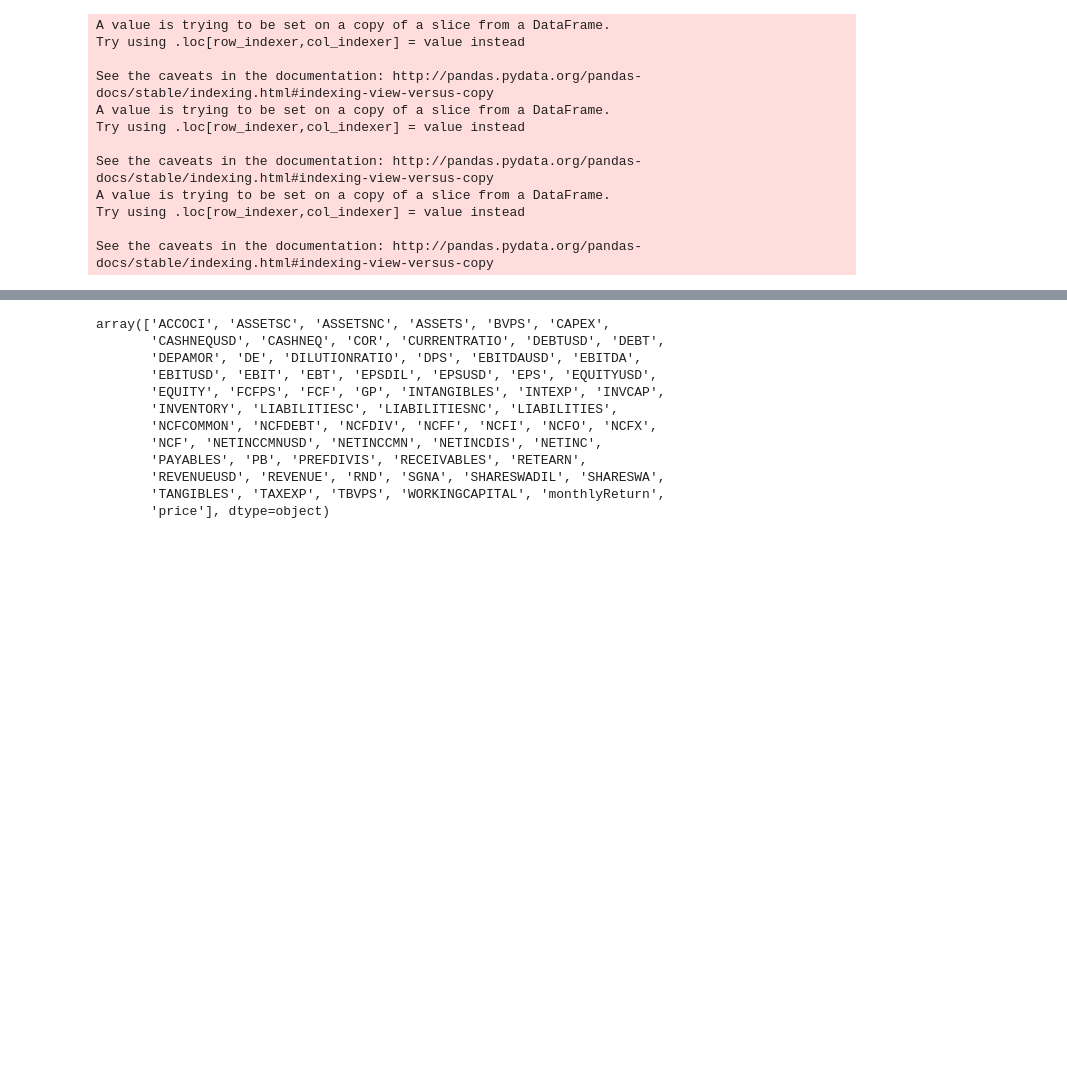
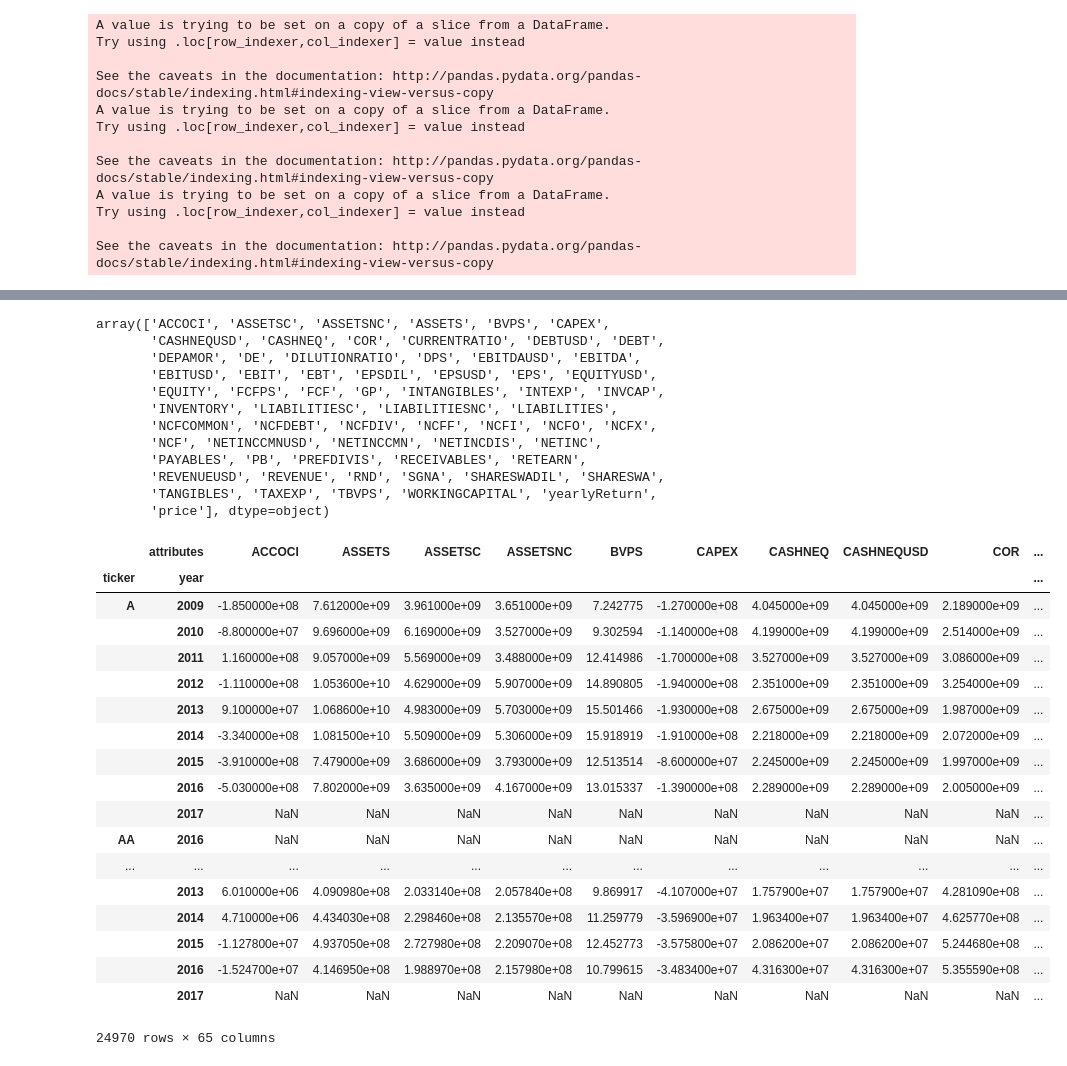
Before and after one commit to Gelinator/Fundamentals, a Jupyter notebook: FundamentalsAnalyzer.ipynb, the cells around one changed output, grey strips where cells are left out. Drawn from its saved outputs; the diff is of its cells as text; code cells hidden in the pictures; blank space fills up the shorter version.

Commit message:
modify returns

```diff
--- a/FundamentalsAnalyzer.ipynb
+++ b/FundamentalsAnalyzer.ipynb
@@ -53,10 +103,10 @@ prices_shrt = prices[prices['year']>2011]
 prices_shrt['value'] = 1.0
 prices_shrt['value'] = prices_shrt.groupby(['ticker', 'year','month']).pct_change()
 prices_shrt['value'] = prices_shrt['value'] + 1
-monthlyR = prices_shrt.groupby(by=['ticker','year','month'],as_index=False)['value'].prod()
-monthlyR['value'] = monthlyR['value'] -1
-monthlyR['attributes'] = 'monthlyReturn'
-df = df.append(monthlyR)
+yearlyR = prices_shrt.groupby(by=['ticker','year'],as_index=False)['value'].prod()
+yearlyR['value'] = yearlyR['value'] -1
+yearlyR['attributes'] = 'yearlyReturn'
+df = df.append(yearlyR)
 
 
 #average year-end prices
@@ -136,5 +186,29 @@ array(['ACCOCI', 'ASSETSC', 'ASSETSNC', 'ASSETS', 'BVPS', 'CAPEX',
        'NCF', 'NETINCCMNUSD', 'NETINCCMN', 'NETINCDIS', 'NETINC',
        'PAYABLES', 'PB', 'PREFDIVIS', 'RECEIVABLES', 'RETEARN',
        'REVENUEUSD', 'REVENUE', 'RND', 'SGNA', 'SHARESWADIL', 'SHARESWA',
-       'TANGIBLES', 'TAXEXP', 'TBVPS', 'WORKINGCAPITAL', 'monthlyReturn',
+       'TANGIBLES', 'TAXEXP', 'TBVPS', 'WORKINGCAPITAL', 'yearlyReturn',
        'price'], dtype=object)
+# %%
+results = pd.DataFrame()
+pivoted = pd.pivot_table(df, values='value', index=['ticker', 'year'],columns='attributes')
+pivoted
+# %% [output]
+|  | attributes | ACCOCI | ASSETS | ASSETSC | ASSETSNC | BVPS | CAPEX | CASHNEQ | CASHNEQUSD | COR | ... |
+| ticker | year |  |  |  |  |  |  |  |  |  | ... |
+| A | 2009 | -1.850000e+08 | 7.612000e+09 | 3.961000e+09 | 3.651000e+09 | 7.242775 | -1.270000e+08 | 4.045000e+09 | 4.045000e+09 | 2.189000e+09 | ... |
+|  | 2010 | -8.800000e+07 | 9.696000e+09 | 6.169000e+09 | 3.527000e+09 | 9.302594 | -1.140000e+08 | 4.199000e+09 | 4.199000e+09 | 2.514000e+09 | ... |
+|  | 2011 | 1.160000e+08 | 9.057000e+09 | 5.569000e+09 | 3.488000e+09 | 12.414986 | -1.700000e+08 | 3.527000e+09 | 3.527000e+09 | 3.086000e+09 | ... |
+|  | 2012 | -1.110000e+08 | 1.053600e+10 | 4.629000e+09 | 5.907000e+09 | 14.890805 | -1.940000e+08 | 2.351000e+09 | 2.351000e+09 | 3.254000e+09 | ... |
+|  | 2013 | 9.100000e+07 | 1.068600e+10 | 4.983000e+09 | 5.703000e+09 | 15.501466 | -1.930000e+08 | 2.675000e+09 | 2.675000e+09 | 1.987000e+09 | ... |
+|  | 2014 | -3.340000e+08 | 1.081500e+10 | 5.509000e+09 | 5.306000e+09 | 15.918919 | -1.910000e+08 | 2.218000e+09 | 2.218000e+09 | 2.072000e+09 | ... |
+|  | 2015 | -3.910000e+08 | 7.479000e+09 | 3.686000e+09 | 3.793000e+09 | 12.513514 | -8.600000e+07 | 2.245000e+09 | 2.245000e+09 | 1.997000e+09 | ... |
+|  | 2016 | -5.030000e+08 | 7.802000e+09 | 3.635000e+09 | 4.167000e+09 | 13.015337 | -1.390000e+08 | 2.289000e+09 | 2.289000e+09 | 2.005000e+09 | ... |
+|  | 2017 | NaN | NaN | NaN | NaN | NaN | NaN | NaN | NaN | NaN | ... |
+| AA | 2016 | NaN | NaN | NaN | NaN | NaN | NaN | NaN | NaN | NaN | ... |
+| ... | ... | ... | ... | ... | ... | ... | ... | ... | ... | ... | ... |
+|  | 2013 | 6.010000e+06 | 4.090980e+08 | 2.033140e+08 | 2.057840e+08 | 9.869917 | -4.107000e+07 | 1.757900e+07 | 1.757900e+07 | 4.281090e+08 | ... |
+|  | 2014 | 4.710000e+06 | 4.434030e+08 | 2.298460e+08 | 2.135570e+08 | 11.259779 | -3.596900e+07 | 1.963400e+07 | 1.963400e+07 | 4.625770e+08 | ... |
+|  | 2015 | -1.127800e+07 | 4.937050e+08 | 2.727980e+08 | 2.209070e+08 | 12.452773 | -3.575800e+07 | 2.086200e+07 | 2.086200e+07 | 5.244680e+08 | ... |
+|  | 2016 | -1.524700e+07 | 4.146950e+08 | 1.988970e+08 | 2.157980e+08 | 10.799615 | -3.483400e+07 | 4.316300e+07 | 4.316300e+07 | 5.355590e+08 | ... |
+|  | 2017 | NaN | NaN | NaN | NaN | NaN | NaN | NaN | NaN | NaN | ... |
+24970 rows × 65 columns
```
Also changed, not shown: parts of 6 cells of this notebook.
